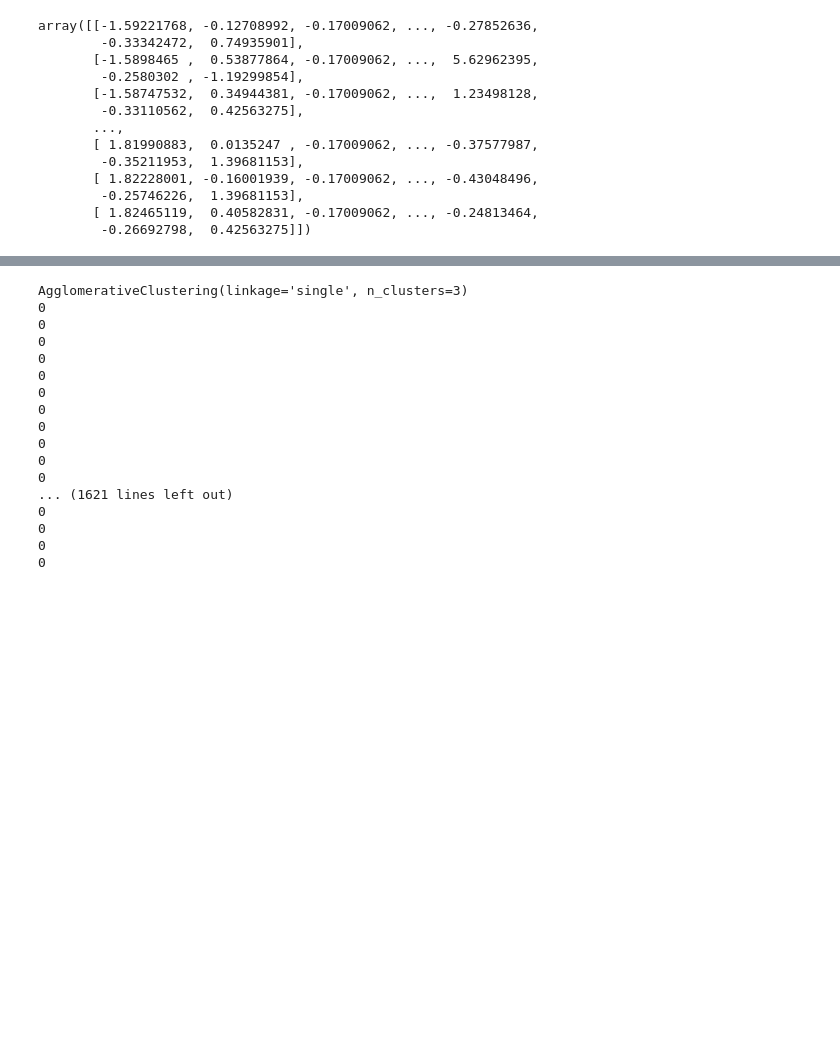
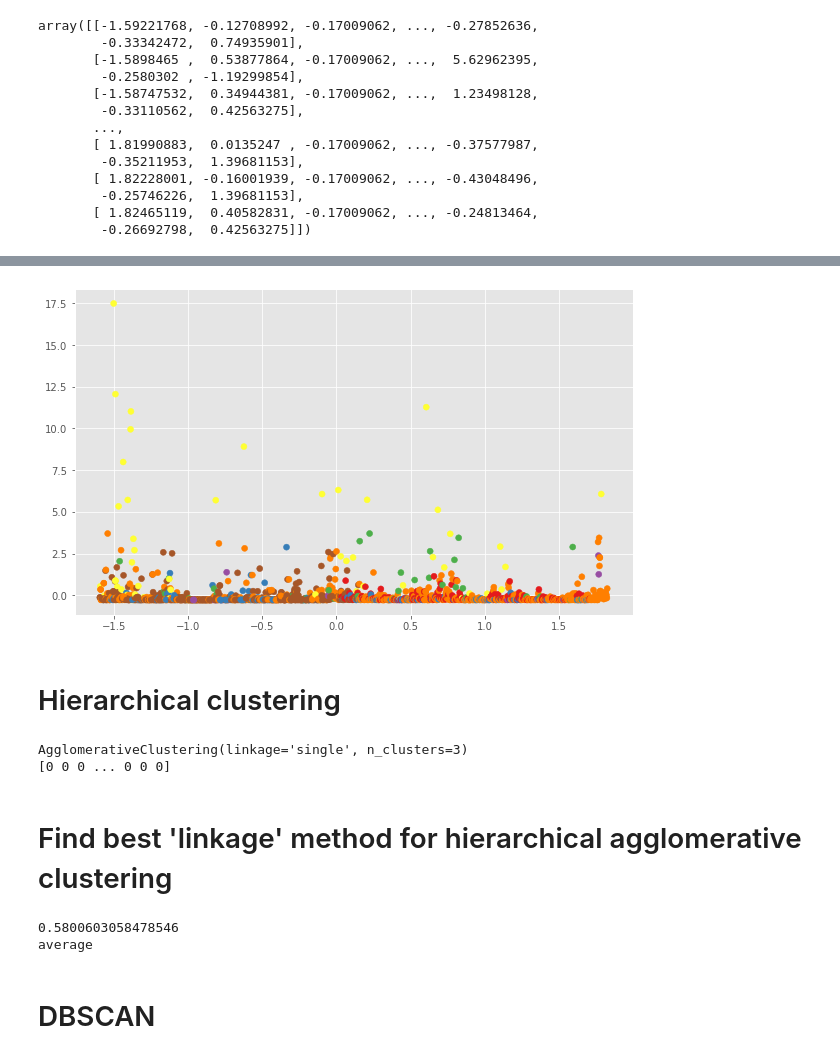
Before and after one commit to yanivlav/AmazonBestSellerPrediction, a Jupyter notebook: UnSupervisedLearning.ipynb, the cells around one changed output, grey strips where cells are left out. Drawn from its saved outputs; the diff is of its cells as text; code cells hidden in the pictures; blank space fills up the shorter version.

```diff
--- a/UnSupervisedLearning.ipynb
+++ b/UnSupervisedLearning.ipynb
@@ -192,3 +223,11 @@ KMeans(n_clusters=3, n_init=5, random_state=42)
+# %%
+km = KMeans(n_clusters=8, n_init=10, init='random', max_iter=10)
+y_pred = km.fit_predict(dfScaled)
+plt.scatter(dfScaled[:, 0], dfScaled[:, 1], c=y_pred,  marker="o", cmap=cmap);
+# %% [output]
+[figure, added]
+# %% [markdown]
+# Hierarchical clustering
 # %%
 def perform_hierarchical_clustering(dataset, num_clusters, linkage_val):
 
@@ -203,19 +242,39 @@ print(hierarchical_model)
 print(predicted_vals)
 # %% [output]
 AgglomerativeClustering(linkage='single', n_clusters=3)
-0
-0
-0
-0
-0
-0
-0
-0
-0
-0
-0
-... (1621 lines left out)
-0
-0
-0
-0
+[0 0 0 ... 0 0 0]
+# %% [markdown]
+# Find best 'linkage' method for hierarchical agglomerative clustering
+# %%
+def get_best_linkage_method(dataset, num_clusters, linkage_options):
+
+    Kresult = list()
+    Klist = list()
+    lst_scores = list()
+
+    for i in linkage_options :
+        Kresult = perform_hierarchical_clustering(dataset, num_clusters, i)
+        lst_scores.append(Kresult[1])
+        Klist.append(Kresult[0].linkage)
+
+    best_score = silhouette_score(dataset, lst_scores[0])
+
+    for i in range(0,len(lst_scores),1) :
+        if silhouette_score(dataset, lst_scores[i]) > best_score :
+            best_score = silhouette_score(dataset, lst_scores[i])
+            best_linkage = Klist[i]
+
+    return best_score, best_linkage
+
+num_clusters = 8
+linkage_options = ['single', 'complete', 'average', 'ward']
+rand_state = 42
+
+best_score, best_linkage_method = get_best_linkage_method(dfScaled, num_clusters, linkage_options)
+print(best_score)
+print(best_linkage_method)
+# %% [output]
+0.5800603058478546
+average
+# %% [markdown]
+# DBSCAN
```
Also changed, not shown: parts of 23 cells of this notebook, 3 other files.
